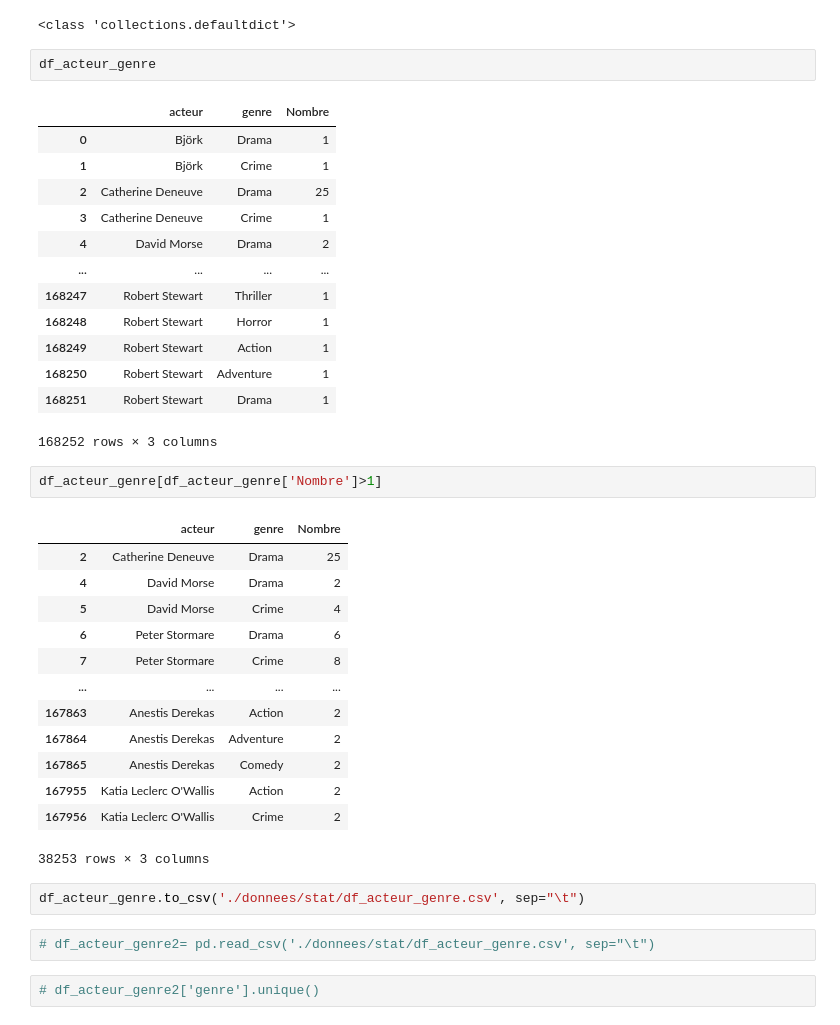
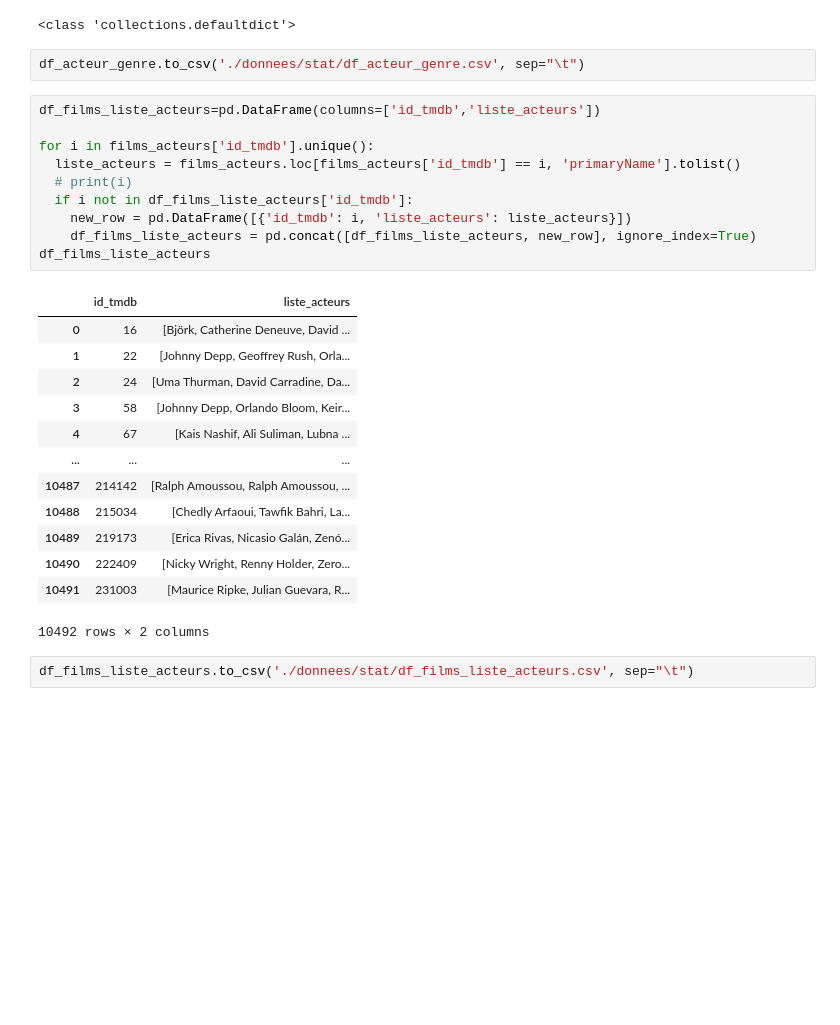
Before and after one commit to Cynthia-OK/CreuseLlywood, a Jupyter notebook: statistiques.ipynb, the cells around one changed output. Saved outputs shown, nothing was run; the diff lists cells and outputs as text; blank space fills up the shorter version.

Commit message:
Liste des acteurs apparaît mais à améliorer

```diff
--- a/statistiques.ipynb
+++ b/statistiques.ipynb
@@ -872,41 +864,31 @@ See the caveats in the documentation: https://pandas.pydata.org/pandas-docs/stab
 # %%
 # %% [output]
 <class 'collections.defaultdict'>
-# %%
-df_acteur_genre
-# %% [output]
-|  | acteur | genre | Nombre |
-| 0 | Björk | Drama | 1 |
-| 1 | Björk | Crime | 1 |
-| 2 | Catherine Deneuve | Drama | 25 |
-| 3 | Catherine Deneuve | Crime | 1 |
-| 4 | David Morse | Drama | 2 |
-| ... | ... | ... | ... |
-| 168247 | Robert Stewart | Thriller | 1 |
-| 168248 | Robert Stewart | Horror | 1 |
-| 168249 | Robert Stewart | Action | 1 |
-| 168250 | Robert Stewart | Adventure | 1 |
-| 168251 | Robert Stewart | Drama | 1 |
-168252 rows × 3 columns
-# %%
-df_acteur_genre[df_acteur_genre['Nombre']>1]
-# %% [output]
-|  | acteur | genre | Nombre |
-| 2 | Catherine Deneuve | Drama | 25 |
-| 4 | David Morse | Drama | 2 |
-| 5 | David Morse | Crime | 4 |
-| 6 | Peter Stormare | Drama | 6 |
-| 7 | Peter Stormare | Crime | 8 |
-| ... | ... | ... | ... |
-| 167863 | Anestis Derekas | Action | 2 |
-| 167864 | Anestis Derekas | Adventure | 2 |
-| 167865 | Anestis Derekas | Comedy | 2 |
-| 167955 | Katia Leclerc O'Wallis | Action | 2 |
-| 167956 | Katia Leclerc O'Wallis | Crime | 2 |
-38253 rows × 3 columns
 # %%
 df_acteur_genre.to_csv('./donnees/stat/df_acteur_genre.csv', sep="\t")
+# %%
+df_films_liste_acteurs=pd.DataFrame(columns=['id_tmdb','liste_acteurs'])
+
+for i in films_acteurs['id_tmdb'].unique():
+  liste_acteurs = films_acteurs.loc[films_acteurs['id_tmdb'] == i, 'primaryName'].tolist()
+  # print(i)
+  if i not in df_films_liste_acteurs['id_tmdb']:
+    new_row = pd.DataFrame([{'id_tmdb': i, 'liste_acteurs': liste_acteurs}])
+    df_films_liste_acteurs = pd.concat([df_films_liste_acteurs, new_row], ignore_index=True)
+df_films_liste_acteurs
+# %% [output]
+|  | id_tmdb | liste_acteurs |
+| 0 | 16 | [Björk, Catherine Deneuve, David ... |
+| 1 | 22 | [Johnny Depp, Geoffrey Rush, Orla... |
+| 2 | 24 | [Uma Thurman, David Carradine, Da... |
+| 3 | 58 | [Johnny Depp, Orlando Bloom, Keir... |
+| 4 | 67 | [Kais Nashif, Ali Suliman, Lubna ... |
+| ... | ... | ... |
+| 10487 | 214142 | [Ralph Amoussou, Ralph Amoussou, ... |
+| 10488 | 215034 | [Chedly Arfaoui, Tawfik Bahri, La... |
+| 10489 | 219173 | [Erica Rivas, Nicasio Galán, Zenó... |
+| 10490 | 222409 | [Nicky Wright, Renny Holder, Zero... |
+| 10491 | 231003 | [Maurice Ripke, Julian Guevara, R... |
+10492 rows × 2 columns
 # %%
-# df_acteur_genre2= pd.read_csv('./donnees/stat/df_acteur_genre.csv', sep="\t")
+df_films_liste_acteurs.to_csv('./donnees/stat/df_films_liste_acteurs.csv', sep="\t")
-# %%
-# df_acteur_genre2['genre'].unique()
```
Also changed, not shown: parts of 2 cells of this notebook, 2 other files.
